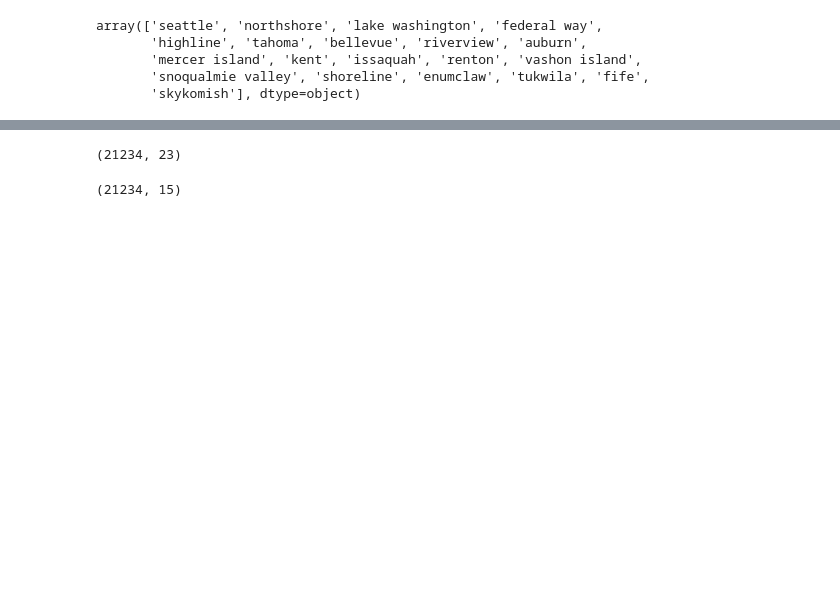
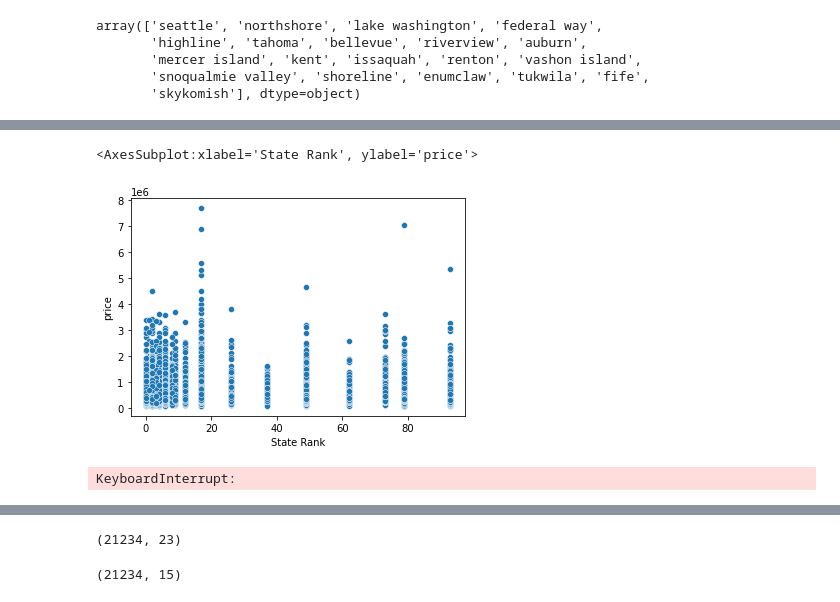
Before and after one commit to Joshua-Hill-Science/linear_regression_project, a Jupyter notebook: notebooks/exploratory/Josh/Josh_First_Exploration.ipynb, the cells around one changed output, grey strips where cells are left out. Cells and saved outputs as stored; diff of their text form; code cells hidden in the pictures; blank space fills up the shorter version.

```diff
--- a/notebooks/exploratory/Josh/Josh_First_Exploration.ipynb
+++ b/notebooks/exploratory/Josh/Josh_First_Exploration.ipynb
@@ -226,0 +250,2 @@ sns.histplot(df_rank["State Rank"])
+# %%
+df_rank["State Rank"]=df_rank["State Rank"].astype(int)
@@ -228,0 +277,17 @@ df_rank_dummy=pd.get_dummies(df_rank["State Rank"], prefix="State Rank",drop_fir
+# %%
+sns.scatterplot(x=df_rank["State Rank"],y=df_rank["price"])
+# %% [output]
+<AxesSubplot:xlabel='State Rank', ylabel='price'>
+[figure, added]
+# %%
+# define the model
+model = LogisticRegression(random_state=42)
+# fit on the training set
+model.fit(X_train, y_train)
+# predict on test set
+yhat = model.predict(X_test)
+# evaluate predictions
+accuracy = accuracy_score(y_test, yhat)
+print('Accuracy: %.2f' % (accuracy*100))
+# %% [output]
+KeyboardInterrupt:
```
Also changed, not shown: parts of 15 cells of this notebook.
